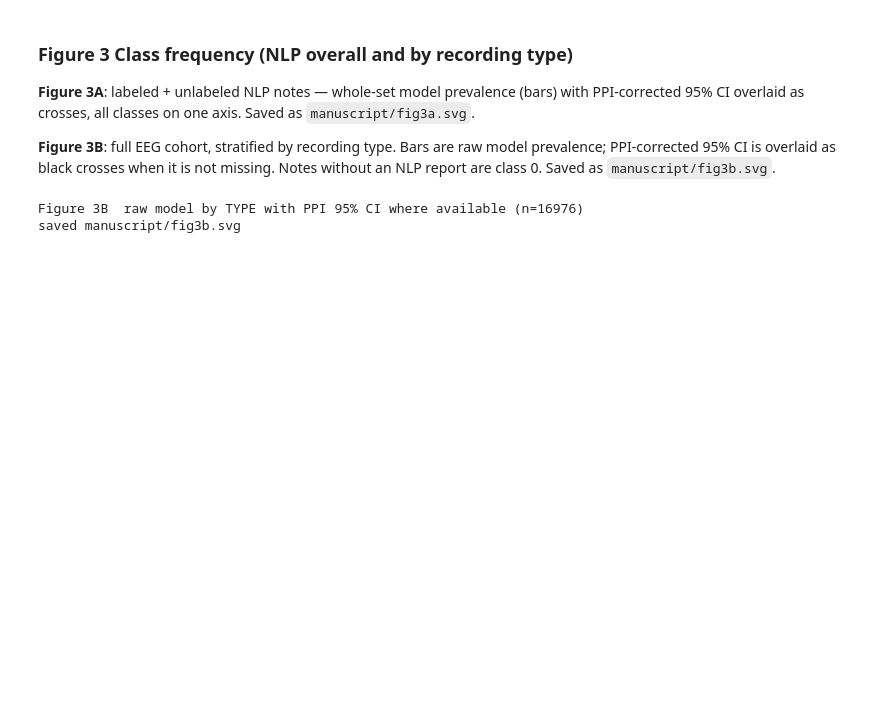
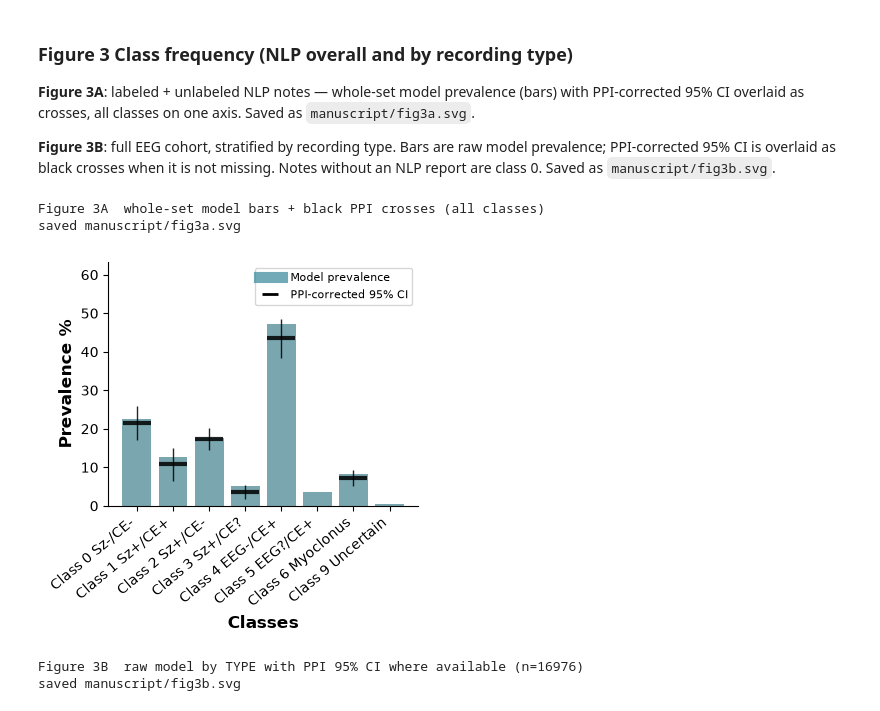
Before and after one commit to haoershi/EEG_report_NLP, a Jupyter notebook: Manuscript.ipynb, the cells around one changed output. Drawn from its saved outputs; the diff is of its cells as text; code cells hidden in the pictures; blank space fills up the shorter version.

```diff
--- a/Manuscript.ipynb
+++ b/Manuscript.ipynb
@@ -2552,6 +2464,84 @@ saved manuscript/etable6.csv and manuscript/etable6_full.csv
 **Figure 3A**: labeled + unlabeled NLP notes — whole-set model prevalence (bars) with PPI-corrected 95% CI overlaid as crosses, all classes on one axis. Saved as `manuscript/fig3a.svg`.
 
 **Figure 3B**: full EEG cohort, stratified by recording type. Bars are raw model prevalence; PPI-corrected 95% CI is overlaid as black crosses when it is not missing. Notes without an NLP report are class 0. Saved as `manuscript/fig3b.svg`.
+# %%
+# Figure 3A — NLP cohort (n=4213), same numbers as eTable 5 (requires eTable 5)
+if 'etable5_full' not in globals():
+    raise RuntimeError('Run eTable 5 first (defines etable5_full).')
+
+# Figure 3A: same style as Figure 3B — bars (model) + cross PPI 95% CI
+FIG3A_BAR = '#368899'
+FIG3A_PPI = 'black'
+
+
+def _fig3a_overlay_ppi(ax, plot_df, class_order):
+    xmap = {cls: i for i, cls in enumerate(class_order)}
+    xs, ys, e0, e1 = [], [], [], []
+    for _, row in plot_df.iterrows():
+        if row['Class'] not in xmap or not np.isfinite(row['ppi']):
+            continue
+        y = float(row['ppi'])
+        lo = float(row['ppi_lo']) if np.isfinite(row['ppi_lo']) else y
+        hi = float(row['ppi_hi']) if np.isfinite(row['ppi_hi']) else y
+        xs.append(xmap[row['Class']])
+        ys.append(y)
+        e0.append(max(y - lo, 0.0))
+        e1.append(max(hi - y, 0.0))
+    if xs:
+        ax.errorbar(
+            xs, ys, yerr=[e0, e1], fmt='_', color=FIG3A_PPI,
+            capsize=0, markersize=20, zorder=4, markeredgecolor=FIG3A_PPI,
+            markeredgewidth=3, alpha=0.85,linewidth=1,
+        )
+
+
+def _draw_fig3a_overall(et5):
+    """Bars and PPI crosses from eTable 5 (Overall columns, class rows only)."""
+    et5 = et5.set_index('Class').reindex([class_name(c) for c in class_inds])
+    plot_df = pd.DataFrame({
+        'Class': [f'Class{c}' for c in class_inds],
+        'value': 100 * et5['Overall_model'].to_numpy(dtype=float),
+        'ppi': 100 * et5['Overall_ppi'].to_numpy(dtype=float),
+        'ppi_lo': 100 * et5['Overall_ppi_lo'].to_numpy(dtype=float),
+        'ppi_hi': 100 * et5['Overall_ppi_hi'].to_numpy(dtype=float),
+    })
+    order = [f'Class{c}' for c in class_inds]
+    fig, ax = plt.subplots(figsize=(4, 4))
+    sns.barplot(
+        x='Class', y='value', order=order, color=FIG3A_BAR, alpha=0.7,
+        data=plot_df, ax=ax,
+    )
+    _fig3a_overlay_ppi(ax, plot_df, order)
+    hi_cols = ['value', 'ppi', 'ppi_hi']
+    ymax = float(np.nanmax(plot_df[hi_cols].to_numpy(dtype=float))) if len(plot_df) else 1.0
+    if not np.isfinite(ymax):
+        ymax = 1.0
+    ax.set_ylim(0, ymax * 1.1+10)
+    ax.set_ylabel('Prevalence %', fontweight='bold', fontsize=12)
+    ax.set_xticks(range(len(class_inds)))
+    ax.set_xticklabels([class_tick_label(c, sep=' ') for c in class_inds], rotation=40, ha='right')
+    ax.set_xlabel('Classes', fontweight='bold', fontsize=12)
+    from matplotlib.lines import Line2D
+    legend_handles = [
+        Line2D([0], [0], color=FIG3A_BAR, lw=8, alpha=0.7, label='Model prevalence'),
+        Line2D([0], [0], color=FIG3A_PPI, marker='_', linestyle='None', markersize=12,
+               markeredgewidth=2, label='PPI-corrected 95% CI'),
+    ]
+    ax.legend(handles=legend_handles, frameon=True, fontsize=8, loc='upper right')
+    sns.despine()
+    fig.tight_layout()
+    return fig
+
+
+fig = _draw_fig3a_overall(etable5_full)
+print('Figure 3A  whole-set model bars + black PPI crosses (all classes)')
+fig.savefig('manuscript/fig3a.svg', dpi=300, bbox_inches='tight')
+print('saved manuscript/fig3a.svg')
+plt.show()
+# %% [output]
+Figure 3A  whole-set model bars + black PPI crosses (all classes)
+saved manuscript/fig3a.svg
+[figure, added]
 # %%
 # Figure 3B — class frequency by TYPE on the full EEG cohort (requires eTable 5b)
 if 'etable5b_full' not in globals():
```
Also changed, not shown: parts of 10 cells of this notebook, 1 other file.
